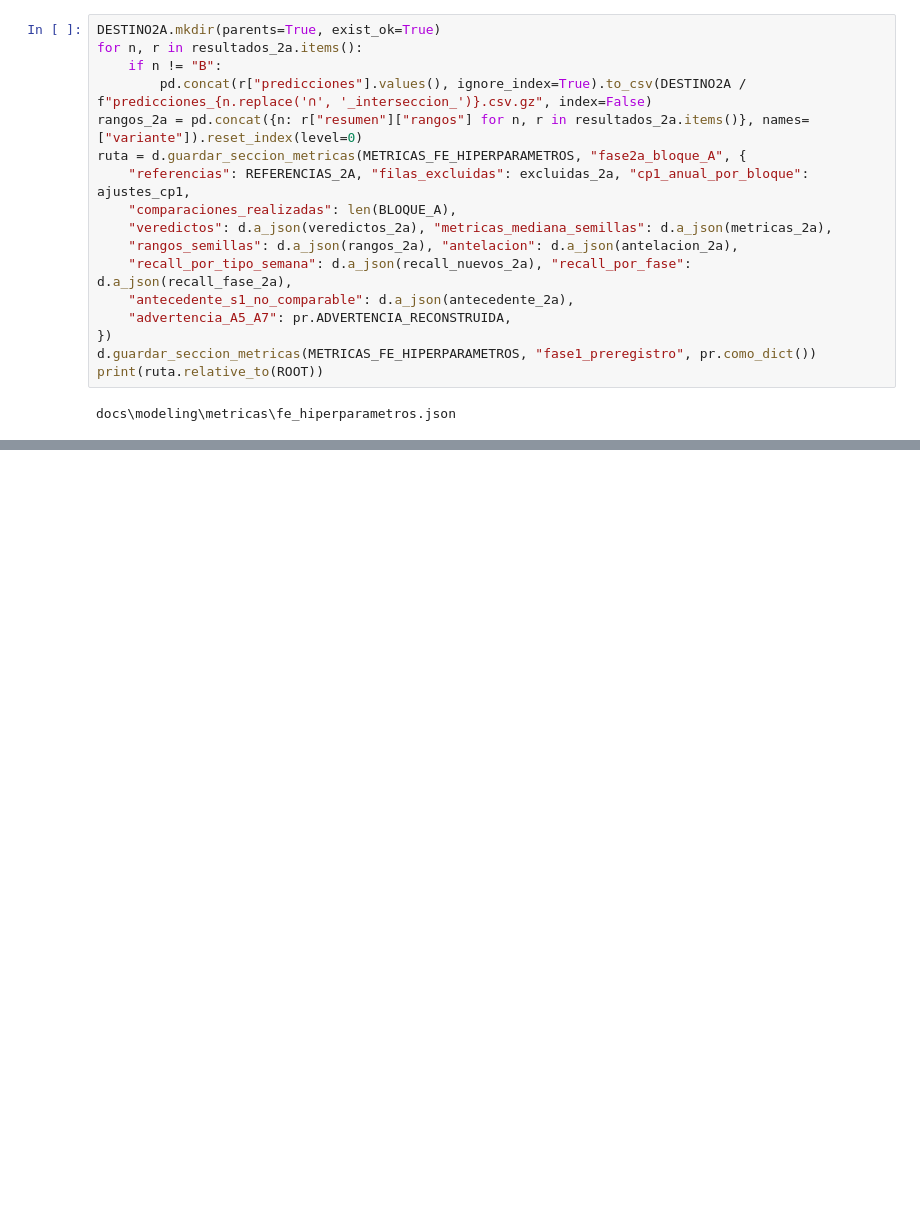
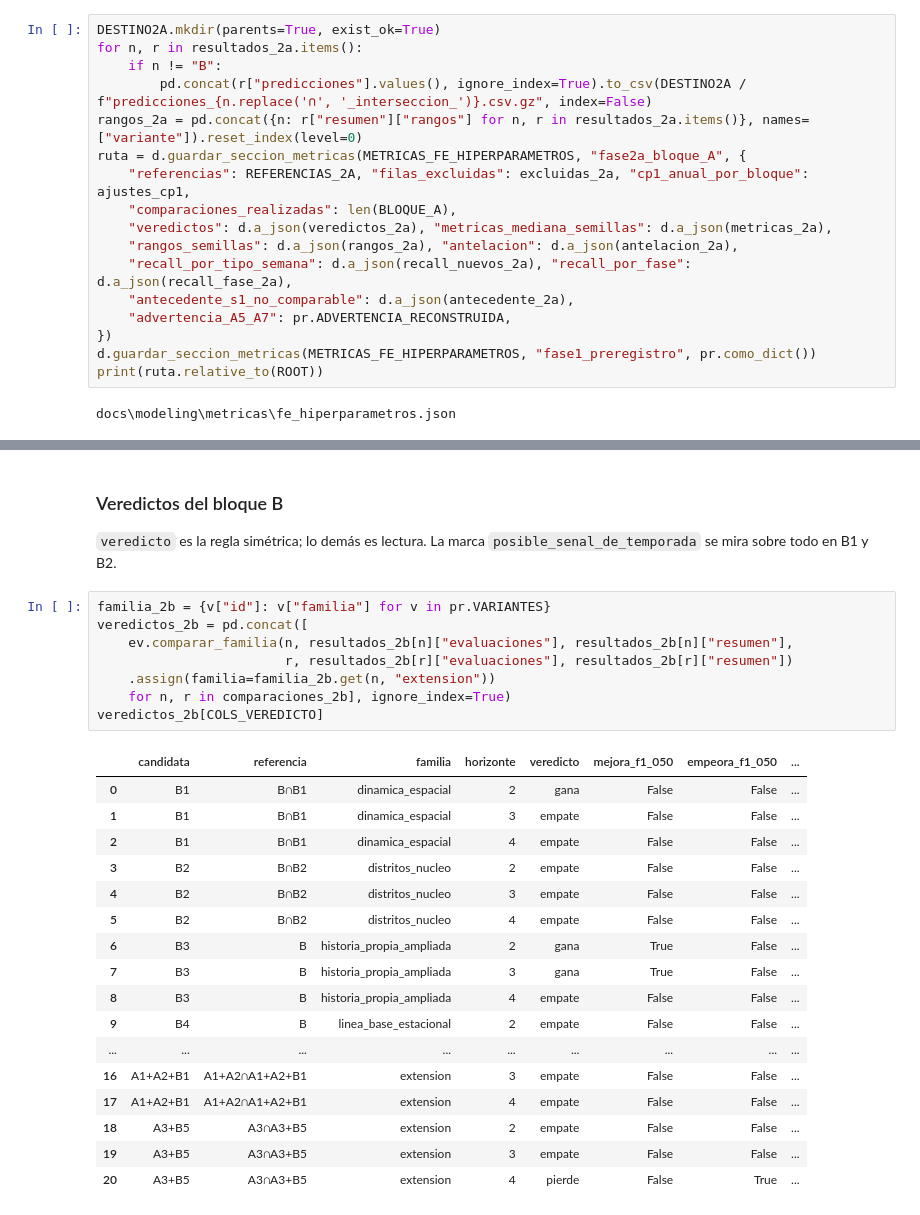
Before and after one commit to panconlocro/Denguekay, a Jupyter notebook: notebooks/32_modelado_fe_inicios.ipynb, the cells around one changed output, grey strips where cells are left out. Saved outputs shown, nothing was run; the diff lists cells and outputs as text; blank space fills up the shorter version.

```diff
--- a/notebooks/32_modelado_fe_inicios.ipynb
+++ b/notebooks/32_modelado_fe_inicios.ipynb
@@ -902,0 +964,31 @@ MLflow: run 6ed6c4653103465c81189ef34700fbc1 en 'denguekay/fe_hiperparametros_fa
+# %% [markdown]
+### Veredictos del bloque B
+
+`veredicto` es la regla simétrica; lo demás es lectura. La marca `posible_senal_de_temporada` se mira sobre todo en
+B1 y B2.
+# %%
+familia_2b = {v["id"]: v["familia"] for v in pr.VARIANTES}
+veredictos_2b = pd.concat([
+    ev.comparar_familia(n, resultados_2b[n]["evaluaciones"], resultados_2b[n]["resumen"],
+                        r, resultados_2b[r]["evaluaciones"], resultados_2b[r]["resumen"])
+    .assign(familia=familia_2b.get(n, "extension"))
+    for n, r in comparaciones_2b], ignore_index=True)
+veredictos_2b[COLS_VEREDICTO]
+# %% [output]
+|  | candidata | referencia | familia | horizonte | veredicto | mejora_f1_050 | empeora_f1_050 | ... |
+| 0 | B1 | B∩B1 | dinamica_espacial | 2 | gana | False | False | ... |
+| 1 | B1 | B∩B1 | dinamica_espacial | 3 | empate | False | False | ... |
+| 2 | B1 | B∩B1 | dinamica_espacial | 4 | empate | False | False | ... |
+| 3 | B2 | B∩B2 | distritos_nucleo | 2 | empate | False | False | ... |
+| 4 | B2 | B∩B2 | distritos_nucleo | 3 | empate | False | False | ... |
+| 5 | B2 | B∩B2 | distritos_nucleo | 4 | empate | False | False | ... |
+| 6 | B3 | B | historia_propia_ampliada | 2 | gana | True | False | ... |
+| 7 | B3 | B | historia_propia_ampliada | 3 | gana | True | False | ... |
+| 8 | B3 | B | historia_propia_ampliada | 4 | empate | False | False | ... |
+| 9 | B4 | B | linea_base_estacional | 2 | empate | False | False | ... |
+| ... | ... | ... | ... | ... | ... | ... | ... | ... |
+| 16 | A1+A2+B1 | A1+A2∩A1+A2+B1 | extension | 3 | empate | False | False | ... |
+| 17 | A1+A2+B1 | A1+A2∩A1+A2+B1 | extension | 4 | empate | False | False | ... |
+| 18 | A3+B5 | A3∩A3+B5 | extension | 2 | empate | False | False | ... |
+| 19 | A3+B5 | A3∩A3+B5 | extension | 3 | empate | False | False | ... |
+| 20 | A3+B5 | A3∩A3+B5 | extension | 4 | pierde | False | True | ... |
```
Also changed, not shown: parts of 21 cells of this notebook, 10 other files.
